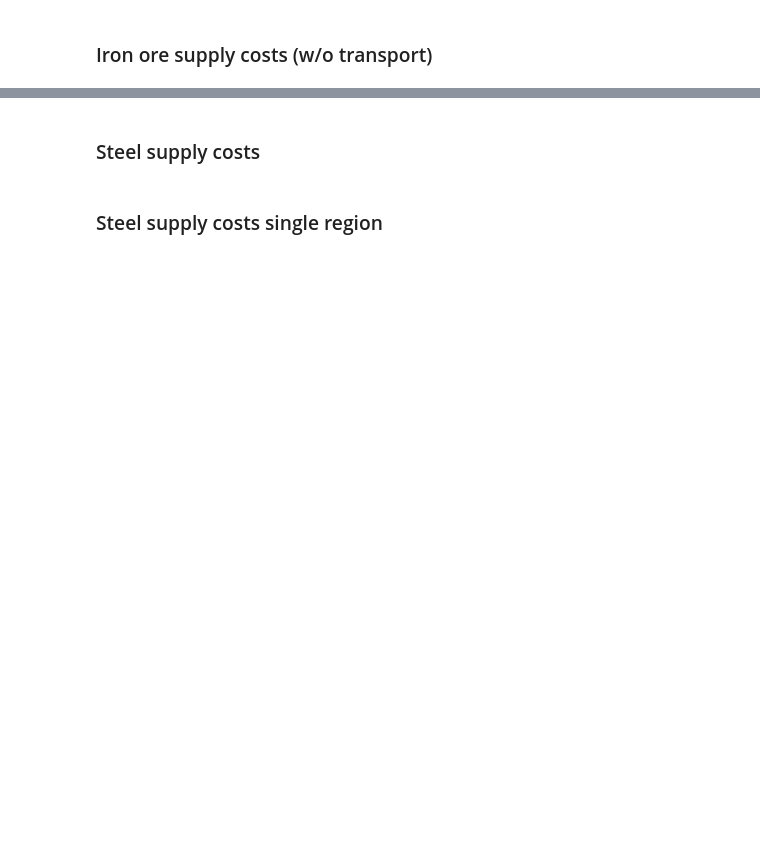
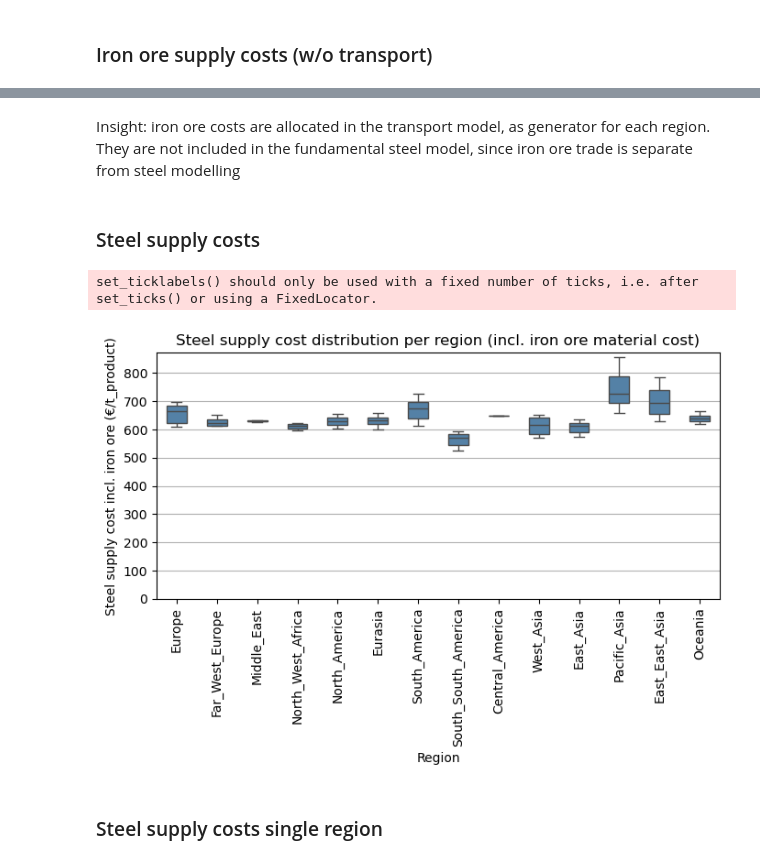
Before and after one commit to energyLS/shift, a Jupyter notebook: workflow/notebooks/analysis-coststructure.ipynb, the cells around one changed output, grey strips where cells are left out. Drawn from its saved outputs; the diff is of its cells as text; code cells hidden in the pictures; blank space fills up the shorter version.

Commit message:
feat: extend analysis, cost structure done

```diff
--- a/workflow/notebooks/analysis-coststructure.ipynb
+++ b/workflow/notebooks/analysis-coststructure.ipynb
@@ -34,21 +66,27 @@ print(f"Iron ore cost (w/o transport): {iron_ore_cost_notransport:.2f} €/t_ste
+# %% [markdown]
+Insight: iron ore costs are allocated in the transport model, as generator for each region. They are not included in the fundamental steel model, since iron ore trade is separate from steel modelling
 # %% [markdown]
 ### Steel supply costs
 # %%
 # Steel supply cost distribution per region (boxplot), including iron ore cost w/o transport
 steel_links = n.links[n.links.carrier == 'steel'].copy()
 steel_links['region'] = steel_links['bus1'].str.replace('_ore$', '', regex=True)
 # Add iron ore cost w/o transport to each steel supply cost. The marginal cost of steel links refers to bus0, so an adjustment to steel (bus1) is required
 steel_links['total_cost'] = steel_links['marginal_cost'] * iron_ore_to_steel + iron_ore_cost_notransport
 
 fig, ax = plt.subplots(figsize=(7, 5))
 sns.boxplot(x='region', y='total_cost', data=steel_links, ax=ax, width=0.5, color='steelblue', fliersize=3)
 ax.set_ylabel('Steel supply cost incl. iron ore (€/t_product)')
 ax.set_xlabel('Region')
 ax.set_title('Steel supply cost distribution per region (incl. iron ore material cost)')
 ax.set_xticklabels(ax.get_xticklabels(), rotation=90)
 ax.set_ylim(0, None)
+ax.grid(axis='y')
 plt.tight_layout()
 plt.show()
+# %% [output]
+set_ticklabels() should only be used with a fixed number of ticks, i.e. after set_ticks() or using a FixedLocator.
+[figure, added]
 # %% [markdown]
 ### Steel supply costs single region
 # %%
```
Also changed, not shown: parts of 14 cells of this notebook.
